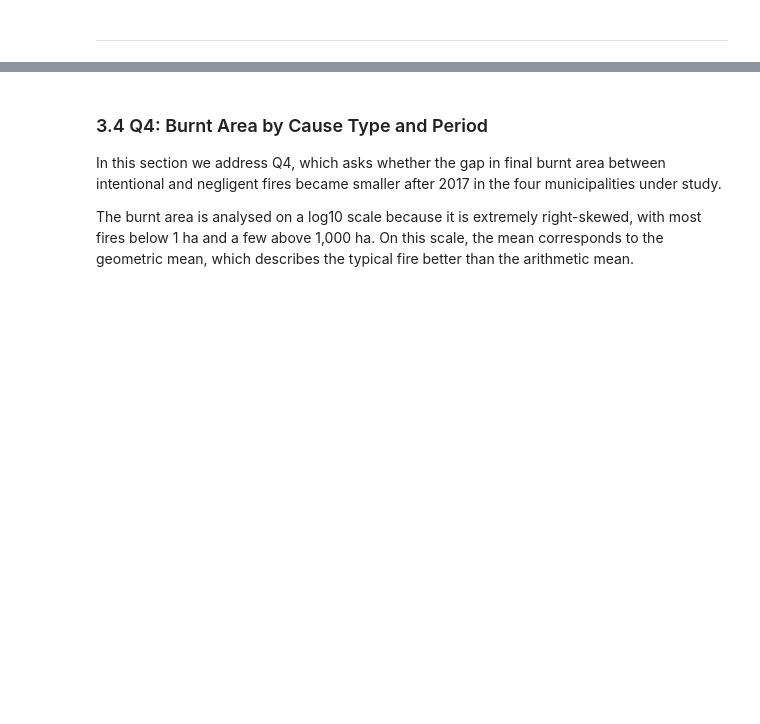
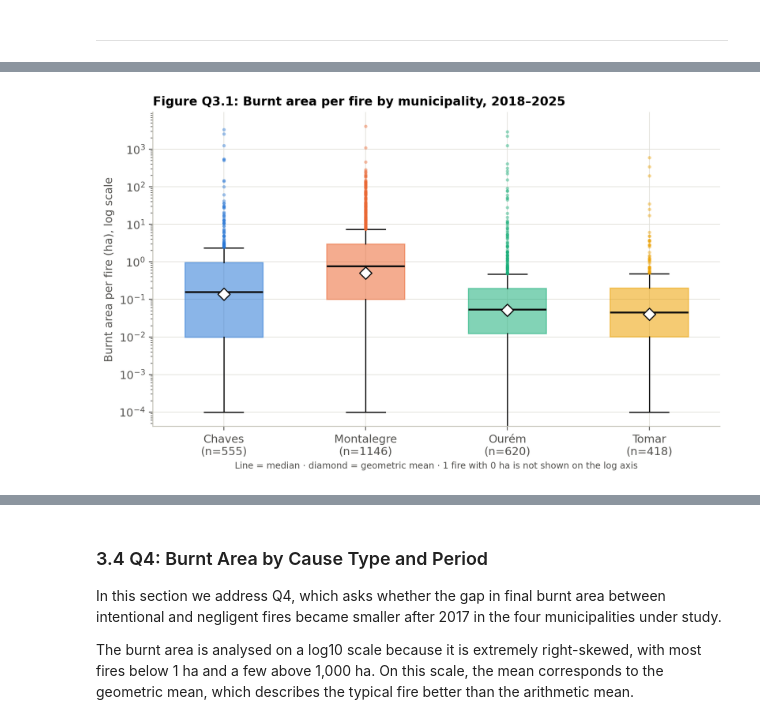
Before and after one commit to isabelamer/FCED_project, a Jupyter notebook: wildfires.ipynb, the cells around one changed output, grey strips where cells are left out. Saved outputs shown, nothing was run; the diff lists cells and outputs as text; code cells hidden in the pictures; blank space fills up the shorter version.

```diff
--- a/wildfires.ipynb
+++ b/wildfires.ipynb
@@ -708,22 +606,0 @@ The largest 1 % of fires (28) account for 71.2 % of the total burnt area; overal
-# %%
-# Figure Q3.1 - distribution of burnt area per fire by municipality.
-# The boxplot is computed on log10(area), so whiskers and outliers follow the scale of the analysis.
-groups = [np.log10(q3.loc[(q3["Concelho"] == m) & (q3[Y] > 0), Y]) for m in MUNICIPALITIES]
-fig, ax = plt.subplots(figsize=(8, 4.8))
-bp = ax.boxplot(groups, patch_artist=True, widths=0.55, medianprops=dict(color="black", linewidth=1.5),
-                flierprops=dict(marker="o", markersize=3, alpha=.4, markeredgewidth=0))
-for patch, fl, m in zip(bp["boxes"], bp["fliers"], MUNICIPALITIES):
-    patch.set(facecolor=COLORS[m], alpha=.55, edgecolor=COLORS[m]); fl.set(markerfacecolor=COLORS[m])
-ax.scatter(range(1, 5), np.log10(summary.loc[MUNICIPALITIES, "geometric mean"]), marker="D", s=55,
-           facecolor="white", edgecolor="black", zorder=4, label="geometric mean")
-ax.scatter(range(1, 5), np.log10(summary.loc[MUNICIPALITIES, "mean"]), marker="^", s=55,
-           color="black", zorder=4, label="arithmetic mean")
-ax.set_xticks(range(1, 5), [f"{m}\n(n = {int(summary.loc[m, 'n'])})" for m in MUNICIPALITIES])
-ticks = np.arange(-4, 4)
-ax.set_yticks(ticks, [f"{10.0 ** t:g}" for t in ticks])
-ax.set_ylabel("Burnt area per fire (ha), log scale")
-ax.set_title("Figure Q3.1. Burnt area per fire by municipality, 2018–2025")
-ax.legend(frameon=False, loc="upper right", fontsize=8)
-ax.text(0, -0.17, "Box = quartiles, line = median, whiskers = 1.5 × IQR on the log scale. "
-        "The single fire with 0 ha cannot be shown.", transform=ax.transAxes, fontsize=8, color="#52514e")
-plt.tight_layout(); plt.show()
@@ -735,0 +817,17 @@ plt.tight_layout(); plt.show()
+# %%
+labels_n = [f"{m}\n(n={len(q3_groups[m])})" for m in MUNICIPALITIES]
+fig, ax = plt.subplots(figsize=(8, 5))
+bp = ax.boxplot([q3_groups[m] for m in MUNICIPALITIES], patch_artist=True, widths=0.55,
+                flierprops=dict(marker="o", markersize=3, alpha=.45, markeredgewidth=0),
+                medianprops=dict(color=INK, linewidth=1.6))
+for patch, fl, m in zip(bp["boxes"], bp["fliers"], MUNICIPALITIES):
+    patch.set(facecolor=PAL_MUN[m], alpha=.55, edgecolor=PAL_MUN[m]); fl.set(markerfacecolor=PAL_MUN[m], markeredgecolor=PAL_MUN[m])
+ax.scatter(range(1, 5), [np.exp(q3_ln_groups[m].mean()) for m in MUNICIPALITIES], marker="D", s=60,
+           facecolor="white", edgecolor=INK, zorder=4)
+ax.set_xticks(range(1, 5)); ax.set_xticklabels(labels_n)
+ax.set_yscale("log"); ax.set_ylabel("Burnt area per fire (ha), log scale")
+ax.set_title("Figure Q3.1: Burnt area per fire by municipality, 2018–2025")
+ax.set_xlabel(f"Line = median · diamond = geometric mean · {int((q3[AREA] == 0).sum())} fire with 0 ha is not shown on the log axis", fontsize=8)
+plt.tight_layout(); plt.show()
+# %% [output]
+[figure, added]
```
Also changed, not shown: parts of 74 cells of this notebook.
